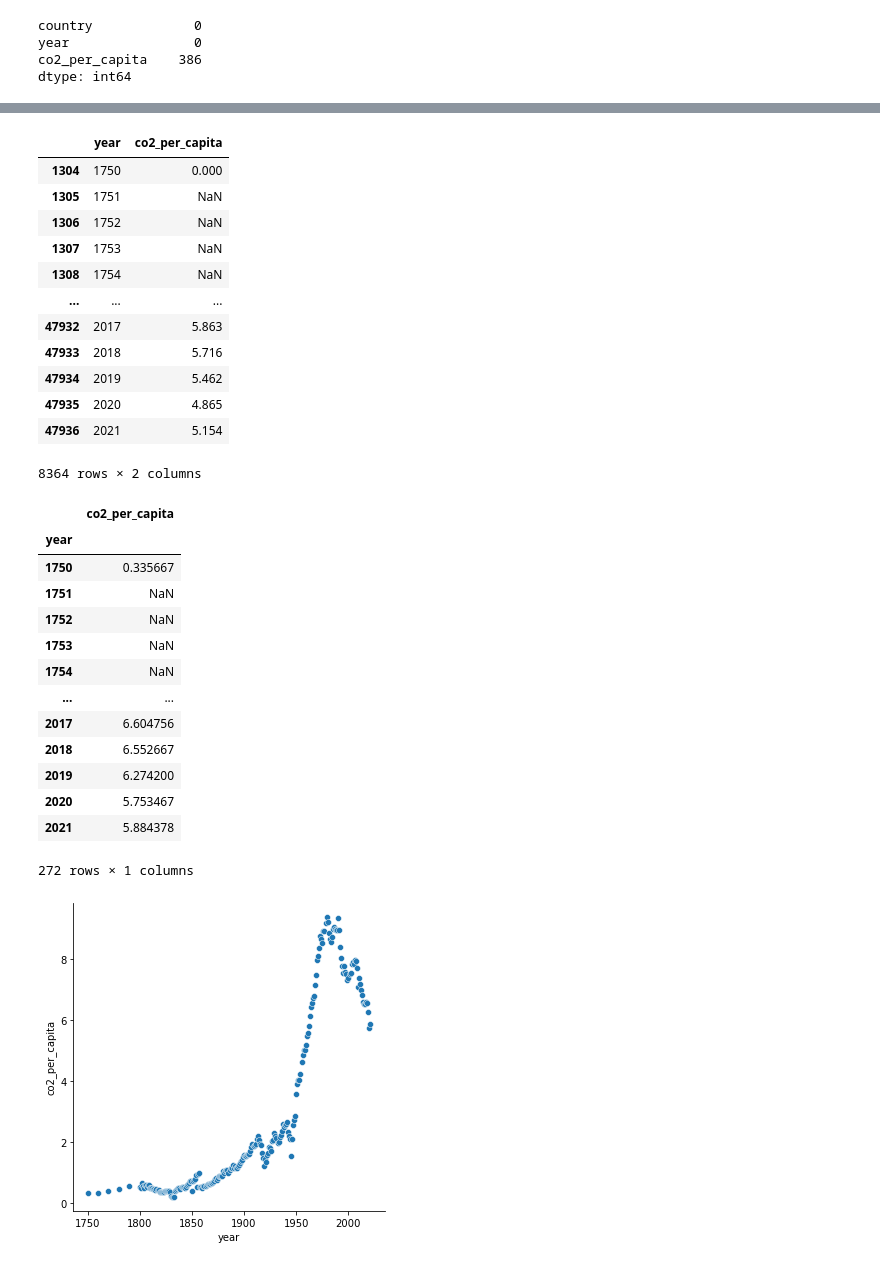
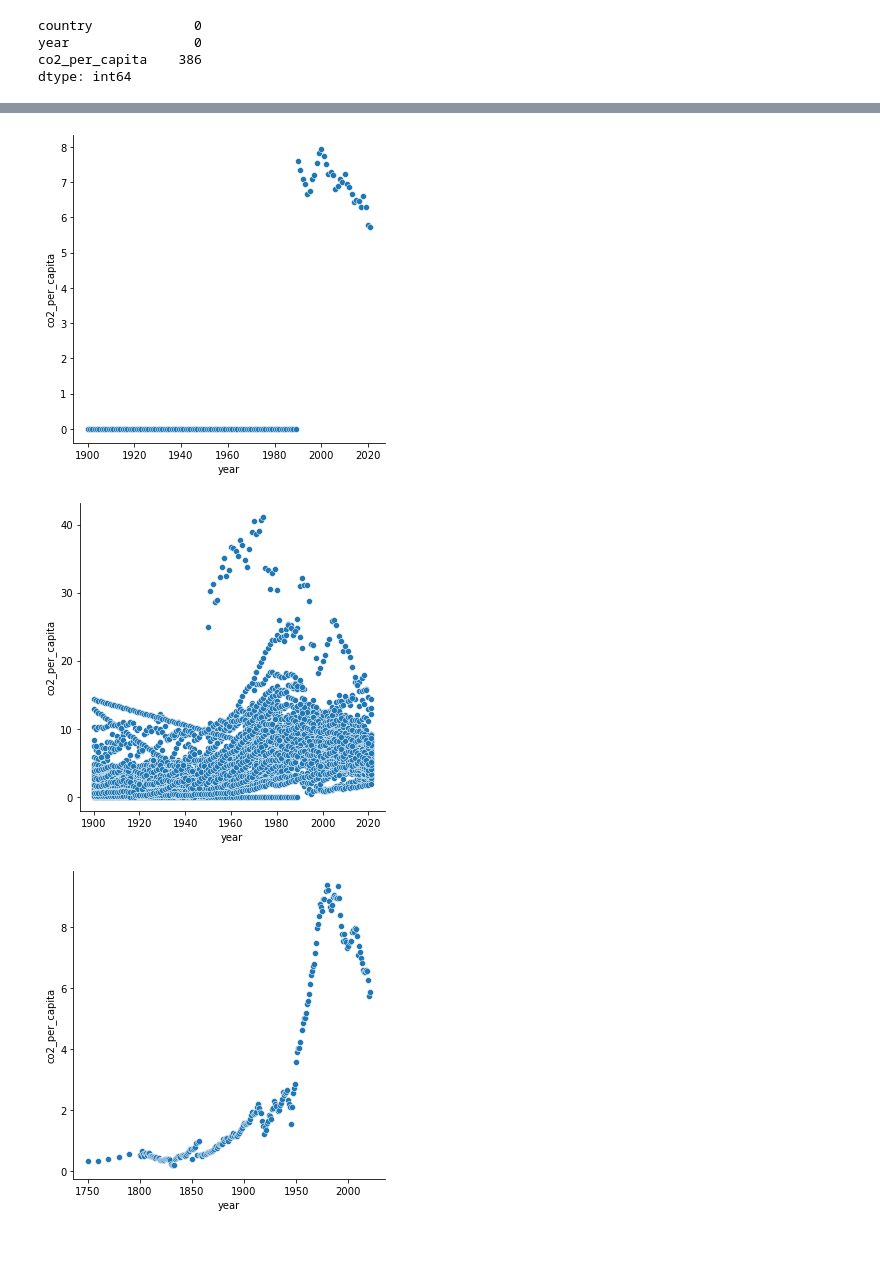
Before and after one commit to L-dos-Santos/final-project, a Jupyter notebook: Untitled1.ipynb, the cells around one changed output, grey strips where cells are left out. Drawn from its saved outputs; the diff is of its cells as text; code cells hidden in the pictures.

```diff
--- a/Untitled1.ipynb
+++ b/Untitled1.ipynb
@@ -117,39 +149,12 @@ co2_per_capita    1199
 dtype: int64
 # %%
-europe = europe.drop(columns=['country'])
-europe
+sns.relplot(x="year", y="co2_per_capita", data = andorra);
 # %% [output]
-|  | year | co2_per_capita |
-| 1304 | 1750 | 0.000 |
-| 1305 | 1751 | NaN |
-| 1306 | 1752 | NaN |
-| 1307 | 1753 | NaN |
-| 1308 | 1754 | NaN |
-| ... | ... | ... |
-| 47932 | 2017 | 5.863 |
-| 47933 | 2018 | 5.716 |
-| 47934 | 2019 | 5.462 |
-| 47935 | 2020 | 4.865 |
-| 47936 | 2021 | 5.154 |
-8364 rows × 2 columns
+[figure, added]
 # %%
-grouped_europe = europe.groupby('year').mean()
-grouped_europe
+sns.relplot(x="year", y="co2_per_capita", data = europe);
 # %% [output]
-|  | co2_per_capita |
-| year |  |
-| 1750 | 0.335667 |
-| 1751 | NaN |
-| 1752 | NaN |
-| 1753 | NaN |
-| 1754 | NaN |
-| ... | ... |
-| 2017 | 6.604756 |
-| 2018 | 6.552667 |
-| 2019 | 6.274200 |
-| 2020 | 5.753467 |
-| 2021 | 5.884378 |
-272 rows × 1 columns
+[figure, added]
 # %%
 sns.relplot(x="year", y="co2_per_capita", data = grouped_europe);
 # %% [output]
```
Also changed, not shown: parts of 4 cells of this notebook.
